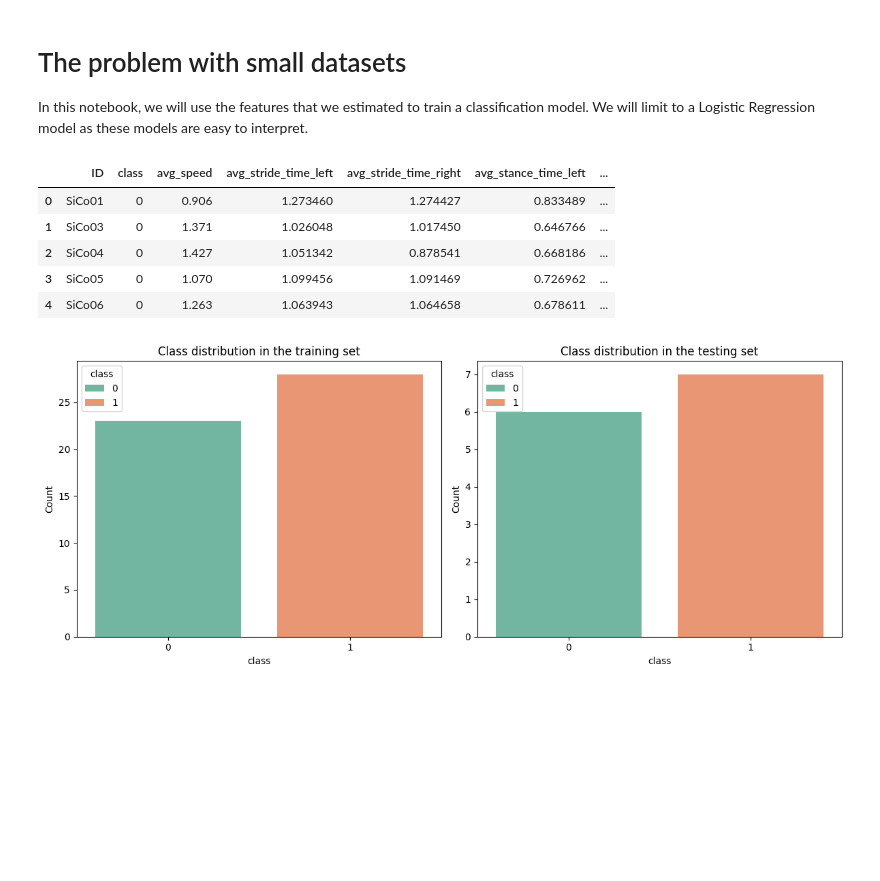
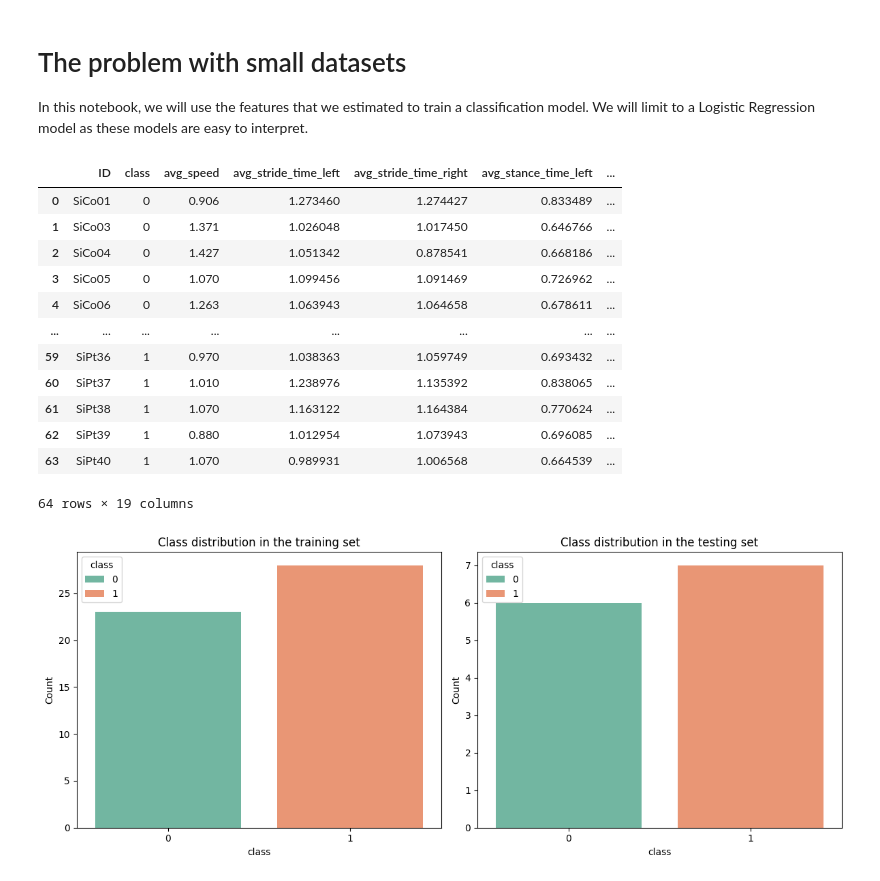
Before and after one commit to dguari1/AIforMovementScience, a Jupyter notebook: 04.04b - Classification - Small datasets - part 2.ipynb, the cells around one changed output. Cells and saved outputs as stored; diff of their text form; code cells hidden in the pictures; blank space fills up the shorter version.

```diff
--- a/04.04b - Classification - Small datasets - part 2.ipynb
+++ b/04.04b - Classification - Small datasets - part 2.ipynb
@@ -5,18 +5,25 @@ In this notebook, we will use the features that we estimated to train a classifi
 # %%
 #Lets load the data and visualize it according to its class
 import numpy as np
 import matplotlib.pyplot as plt
 import pandas as pd
 import seaborn as sns
 
 #Load the data and take a look at it
 data = pd.read_csv('data/gait_measures_PD_controls.csv')
-data.head()
+data
 # %% [output]
 |  | ID | class | avg_speed | avg_stride_time_left | avg_stride_time_right | avg_stance_time_left | ... |
 | 0 | SiCo01 | 0 | 0.906 | 1.273460 | 1.274427 | 0.833489 | ... |
 | 1 | SiCo03 | 0 | 1.371 | 1.026048 | 1.017450 | 0.646766 | ... |
 | 2 | SiCo04 | 0 | 1.427 | 1.051342 | 0.878541 | 0.668186 | ... |
 | 3 | SiCo05 | 0 | 1.070 | 1.099456 | 1.091469 | 0.726962 | ... |
 | 4 | SiCo06 | 0 | 1.263 | 1.063943 | 1.064658 | 0.678611 | ... |
+| ... | ... | ... | ... | ... | ... | ... | ... |
+| 59 | SiPt36 | 1 | 0.970 | 1.038363 | 1.059749 | 0.693432 | ... |
+| 60 | SiPt37 | 1 | 1.010 | 1.238976 | 1.135392 | 0.838065 | ... |
+| 61 | SiPt38 | 1 | 1.070 | 1.163122 | 1.164384 | 0.770624 | ... |
+| 62 | SiPt39 | 1 | 0.880 | 1.012954 | 1.073943 | 0.696085 | ... |
+| 63 | SiPt40 | 1 | 1.070 | 0.989931 | 1.006568 | 0.664539 | ... |
+64 rows × 19 columns
 # %%
```
Also changed, not shown: parts of 6 cells of this notebook, 3 other files.
